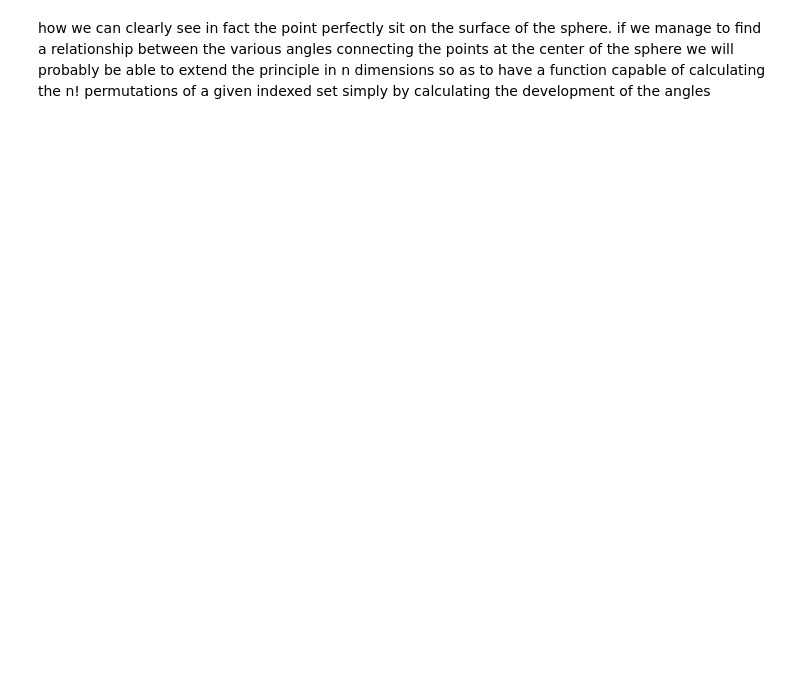
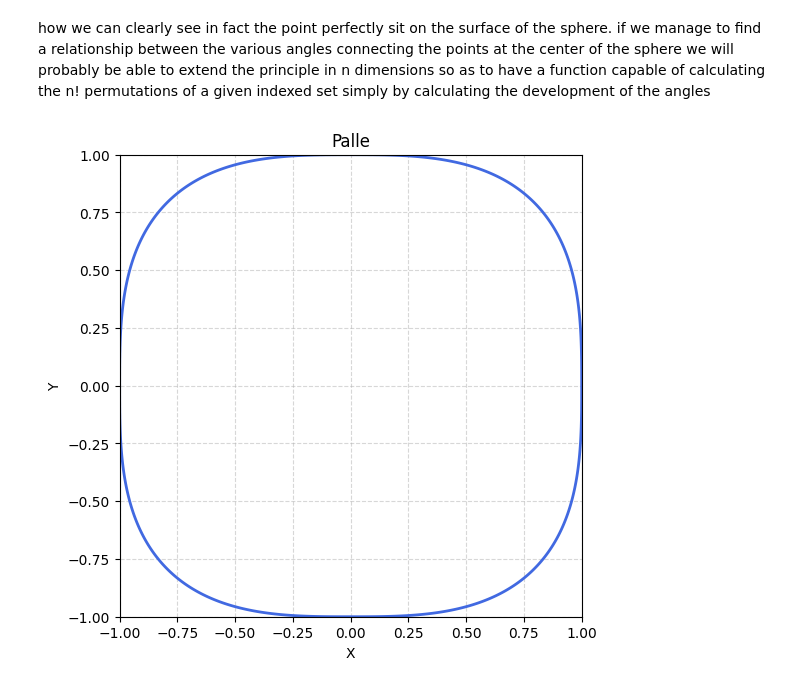
Before and after one commit to frekkoz3/Permutations, a Jupyter notebook: Permutations.ipynb, the cells around one changed output. Saved outputs shown, nothing was run; the diff lists cells and outputs as text; code cells hidden in the pictures; blank space fills up the shorter version.

```diff
--- a/Permutations.ipynb
+++ b/Permutations.ipynb
@@ -124,3 +202,34 @@ plt.show()
 # %% [markdown]
 how we can clearly see in fact the point perfectly sit on the surface of the sphere.
 if we manage to find a relationship between the various angles connecting the points at the center of the sphere we will probably be able to extend the principle in n dimensions so as to have a function capable of calculating the n! permutations of a given indexed set simply by calculating the development of the angles
+# %%
+import numpy as np
+import matplotlib.pyplot as plt
+
+vector = (1, 2)
+
+for i in range (1, 10):
+    # Parameters
+    r = np.sqrt(vector[0]**i + vector[1]**i)
+    n = 400
+
+    # Generate grid
+    x = np.linspace(-r, r, n)
+    y = np.linspace(-r, r, n)
+    X, Y = np.meshgrid(x, y)
+
+    # Implicit function
+    F = np.abs(X)**i + np.abs(Y)**i
+
+    # Plot contour where F = r^3
+    plt.figure(figsize=(6, 6))
+    plt.contour(X, Y, F, levels=[r**3], colors='royalblue', linewidths=2)
+
+plt.gca().set_aspect('equal')
+plt.title('Palle')
+plt.xlabel('X')
+plt.ylabel('Y')
+plt.grid(True, linestyle='--', alpha=0.5)
+plt.show()
+# %% [output]
+[figure, added]
```
Also changed, not shown: parts of 3 cells of this notebook, 1 other file.
